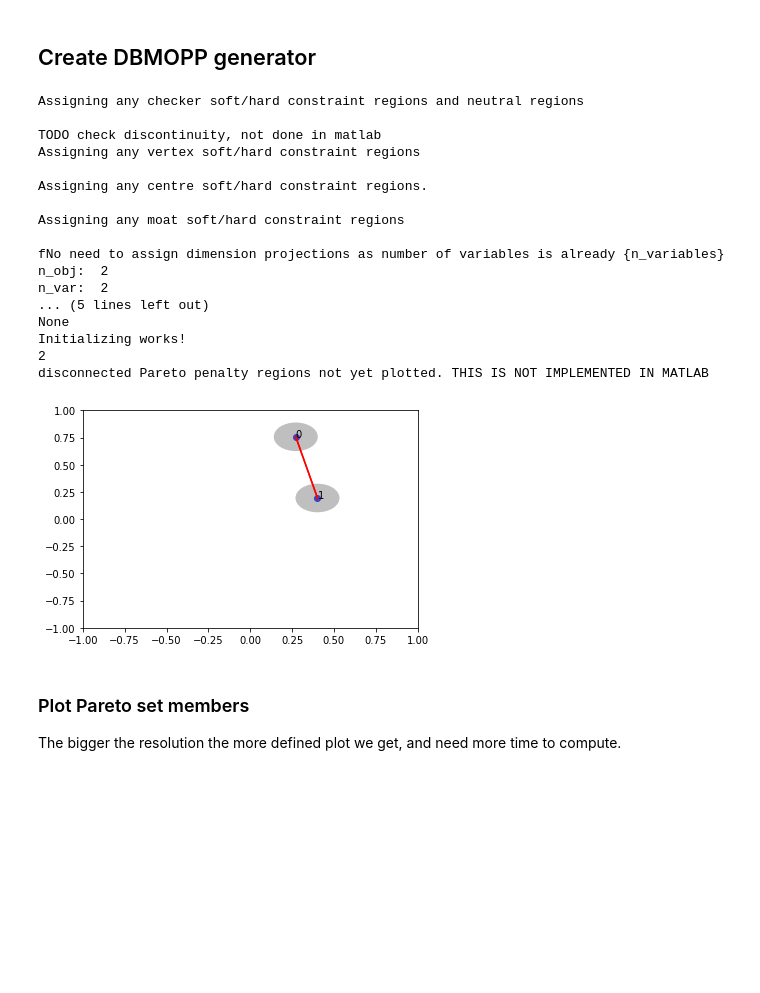
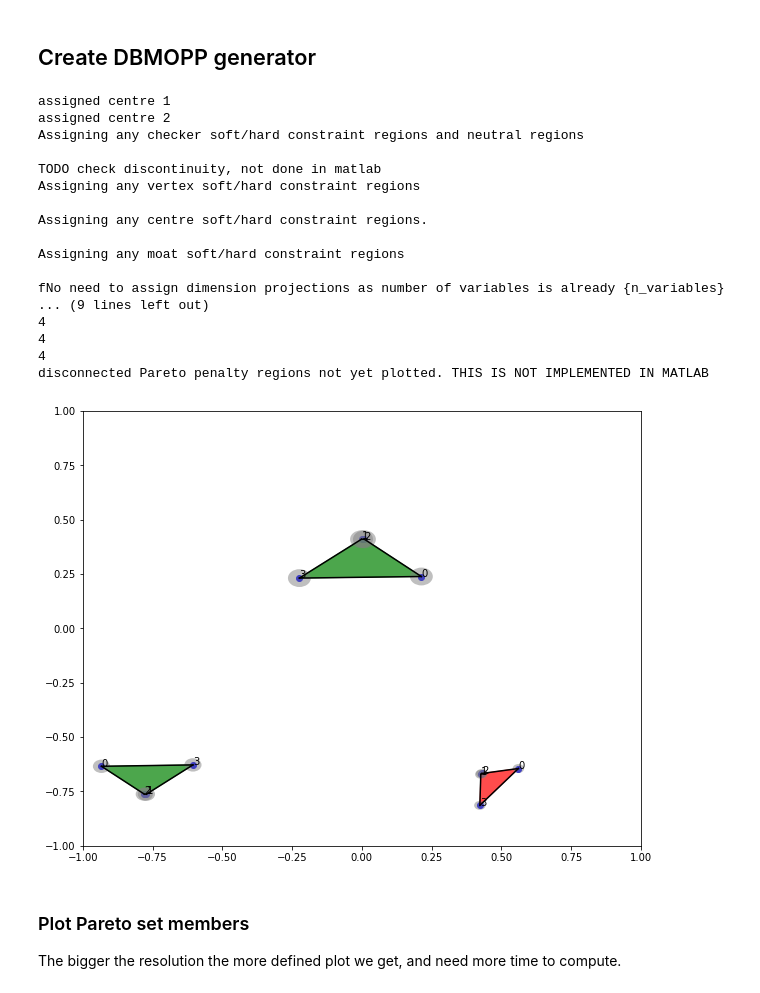
Before and after one commit to industrial-optimization-group/desdeo-problem, a Jupyter notebook: docs/notebooks/DBMOPP_tutorial.ipynb, the cells around one changed output. Drawn from its saved outputs; the diff is of its cells as text; code cells hidden in the pictures; blank space fills up the shorter version.

Commit message:
DBMOPP tutorial bit prettier

```diff
--- a/docs/notebooks/DBMOPP_tutorial.ipynb
+++ b/docs/notebooks/DBMOPP_tutorial.ipynb
@@ -8,5 +8,7 @@ import matplotlib.pyplot as plt
 from desdeo_problem.testproblems import TestProblems
 # %%
 from desdeo_problem.testproblems import DBMOPP, Region, utilities
+# %%
+plt.rcParams["figure.figsize"] = (10,8)
 # %% [markdown]
 ## Create DBMOPP generator
@@ -13,57 +22,49 @@ from desdeo_problem.testproblems import DBMOPP, Region, utilities
 # %%
 # parameters
-n_objectives = 2
+n_objectives = 4
 n_variables = 2
-n_local_pareto_regions = 0
+n_local_pareto_regions = 2
 n_disconnected_regions = 0
 n_global_pareto_regions = 1
 const_space = 0.0
 pareto_set_type = 0
 constraint_type = 4
-
-# DBMOP object misses attribute hard_constraint_radius aswell wehen setting const space
-
-# 0: No constraint, 1-4: Hard vertex, centre, moat, extended checker,
-# 5-8: soft vertex, centre, moat, extended checker.
-
-# 1,2 works 3, 4 not sure
-
 
 problem = DBMOPP(
     n_objectives,
     n_variables,
     n_local_pareto_regions,
     n_disconnected_regions,
     n_global_pareto_regions,
     const_space,
     pareto_set_type,
     constraint_type, 0, False, False, 0, 10000
 )
 print(problem._print_params())
 
 print("Initializing works!")
 
 # Plot the generated problem
 problem.plot_problem_instance()
 # %% [output]
+assigned centre 1
+assigned centre 2
 Assigning any checker soft/hard constraint regions and neutral regions
 
 TODO check discontinuity, not done in matlab
 Assigning any vertex soft/hard constraint regions
 
 Assigning any centre soft/hard constraint regions.
 
 Assigning any moat soft/hard constraint regions
 
 fNo need to assign dimension projections as number of variables is already {n_variables}
-n_obj:  2
-n_var:  2
-... (5 lines left out)
-None
-Initializing works!
-2
+... (9 lines left out)
+4
+4
+4
 disconnected Pareto penalty regions not yet plotted. THIS IS NOT IMPLEMENTED IN MATLAB
-[figure, old version]
+[figure, new version]
 # %% [markdown]
 ### Plot Pareto set members
 
```
Also changed, not shown: parts of 5 cells of this notebook, 1 other file.
